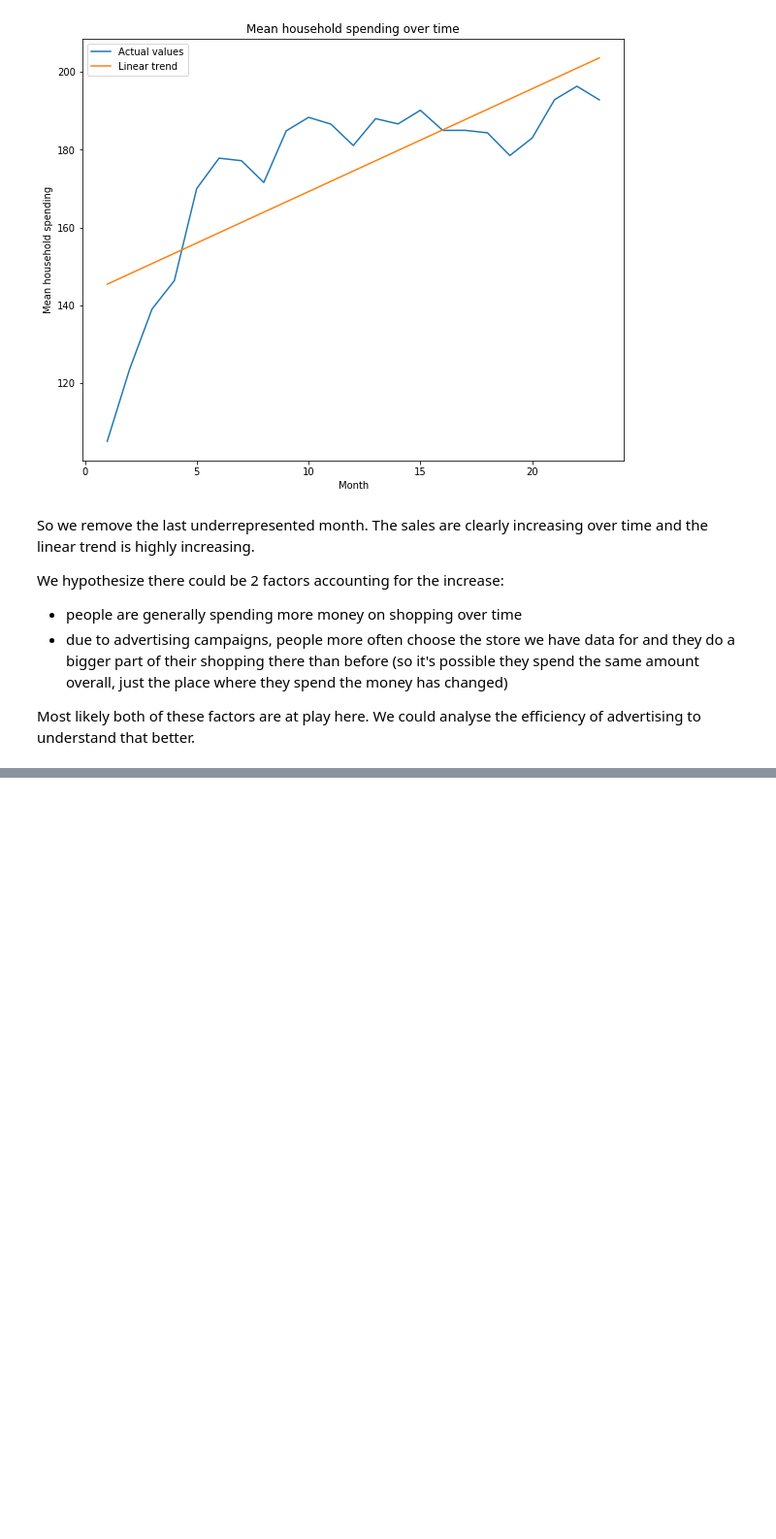
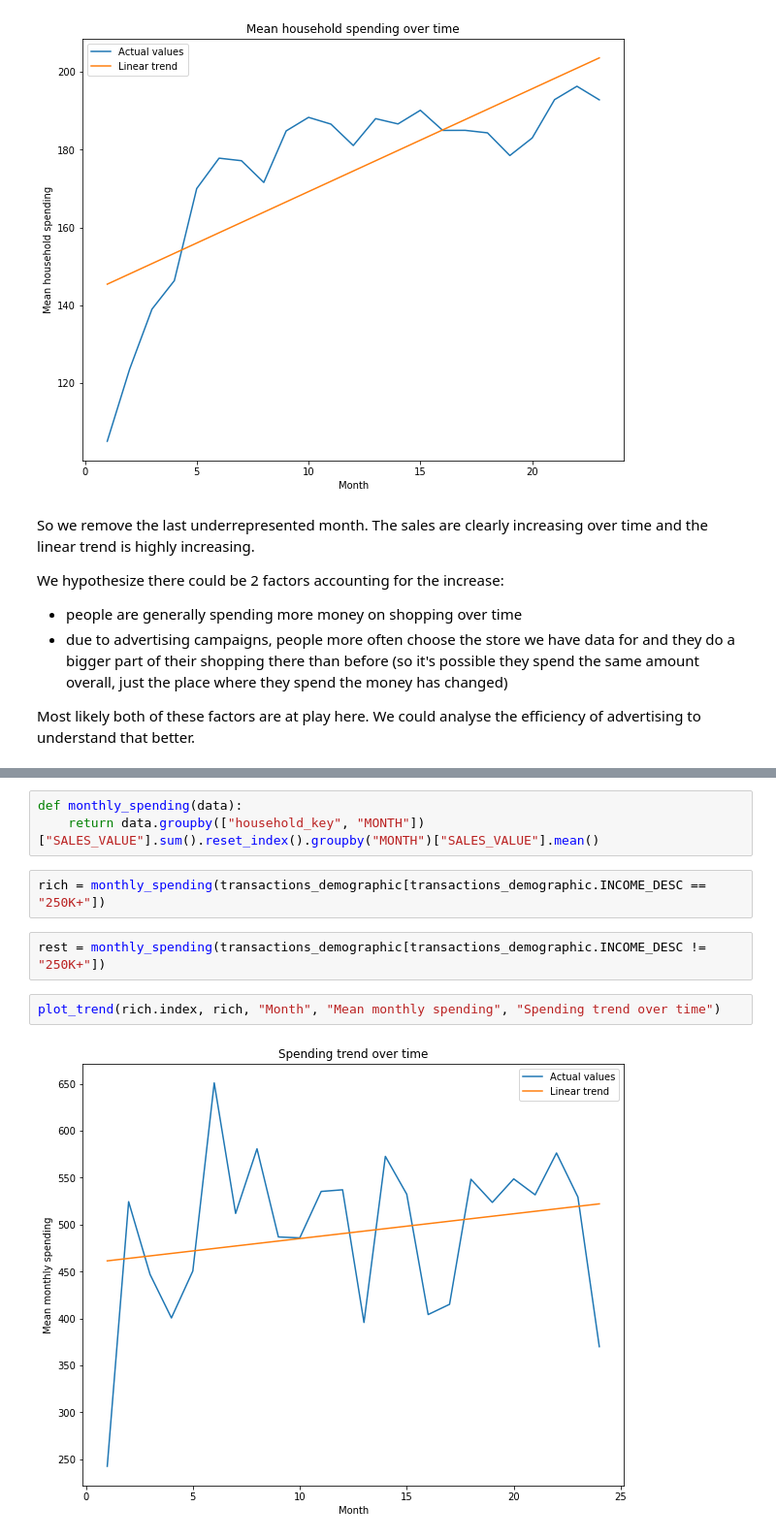
Before and after one commit to Lucianod28/Ada-project, a Jupyter notebook: Milestone2.ipynb, the cells around one changed output, grey strips where cells are left out. Shown at 97% size. Saved outputs shown, nothing was run; the diff lists cells and outputs as text; blank space fills up the shorter version.

```diff
--- a/Milestone2.ipynb
+++ b/Milestone2.ipynb
@@ -171,0 +234,11 @@ Most likely both of these factors are at play here. We could analyse the efficie
+# %%
+def monthly_spending(data):
+    return data.groupby(["household_key", "MONTH"])["SALES_VALUE"].sum().reset_index().groupby("MONTH")["SALES_VALUE"].mean()
+# %%
+rich = monthly_spending(transactions_demographic[transactions_demographic.INCOME_DESC == "250K+"])
+# %%
+rest = monthly_spending(transactions_demographic[transactions_demographic.INCOME_DESC != "250K+"])
+# %%
+plot_trend(rich.index, rich, "Month", "Mean monthly spending", "Spending trend over time")
+# %% [output]
+[figure, added]
```
Also changed, not shown: parts of 38 cells of this notebook.
